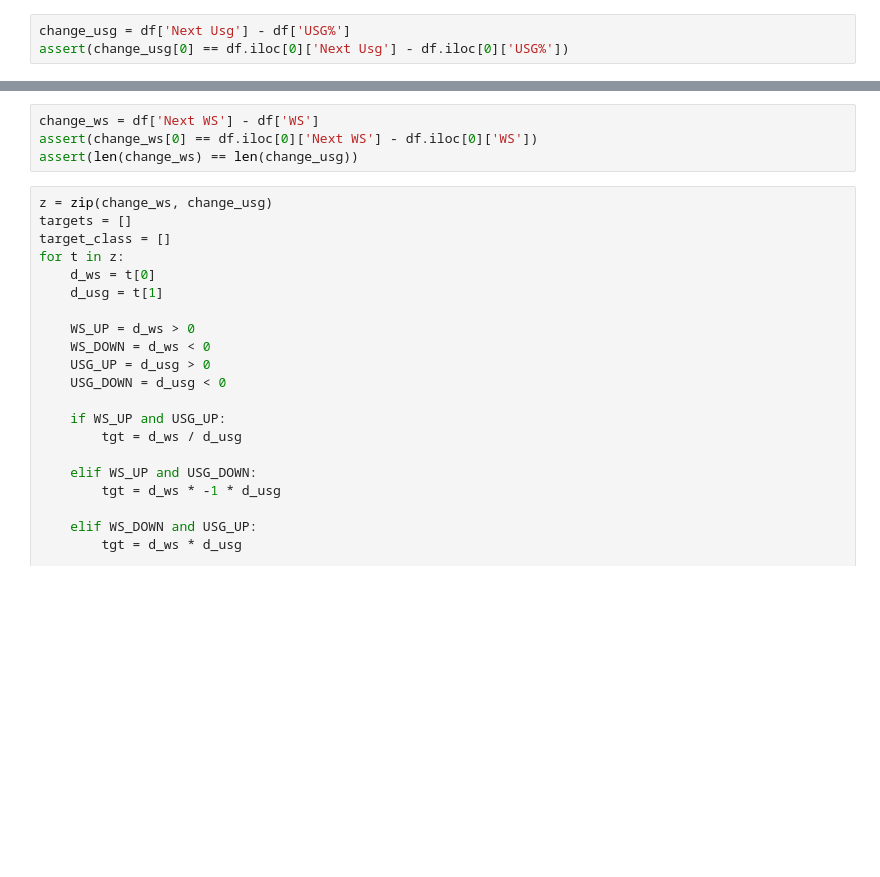
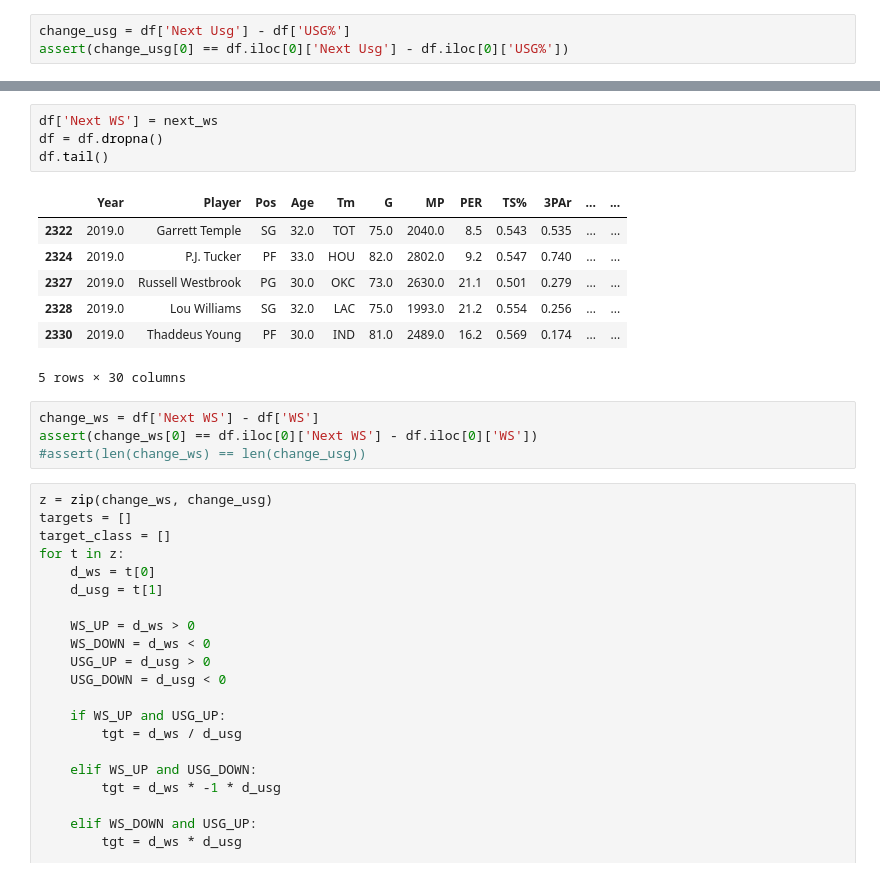
Before and after one commit to GauravMohan1/NBA-Veteran_Analysis, a Jupyter notebook: Logistic.ipynb, the cells around one changed output, grey strips where cells are left out. Saved outputs shown, nothing was run; the diff lists cells and outputs as text; blank space fills up the shorter version.

```diff
--- a/Logistic.ipynb
+++ b/Logistic.ipynb
@@ -44,7 +54,19 @@ assert(change_usg[0] == df.iloc[0]['Next Usg'] - df.iloc[0]['USG%'])
+# %%
+df['Next WS'] = next_ws
+df = df.dropna()
+df.tail()
+# %% [output]
+|  | Year | Player | Pos | Age | Tm | G | MP | PER | TS% | 3PAr | ... | ... |
+| 2322 | 2019.0 | Garrett Temple | SG | 32.0 | TOT | 75.0 | 2040.0 | 8.5 | 0.543 | 0.535 | ... | ... |
+| 2324 | 2019.0 | P.J. Tucker | PF | 33.0 | HOU | 82.0 | 2802.0 | 9.2 | 0.547 | 0.740 | ... | ... |
+| 2327 | 2019.0 | Russell Westbrook | PG | 30.0 | OKC | 73.0 | 2630.0 | 21.1 | 0.501 | 0.279 | ... | ... |
+| 2328 | 2019.0 | Lou Williams | SG | 32.0 | LAC | 75.0 | 1993.0 | 21.2 | 0.554 | 0.256 | ... | ... |
+| 2330 | 2019.0 | Thaddeus Young | PF | 30.0 | IND | 81.0 | 2489.0 | 16.2 | 0.569 | 0.174 | ... | ... |
+5 rows × 30 columns
 # %%
 change_ws = df['Next WS'] - df['WS']
 assert(change_ws[0] == df.iloc[0]['Next WS'] - df.iloc[0]['WS'])
-assert(len(change_ws) == len(change_usg))
+#assert(len(change_ws) == len(change_usg))
 # %%
 z = zip(change_ws, change_usg)
 targets = []
```
Also changed, not shown: parts of 7 cells of this notebook, 2 other files.
